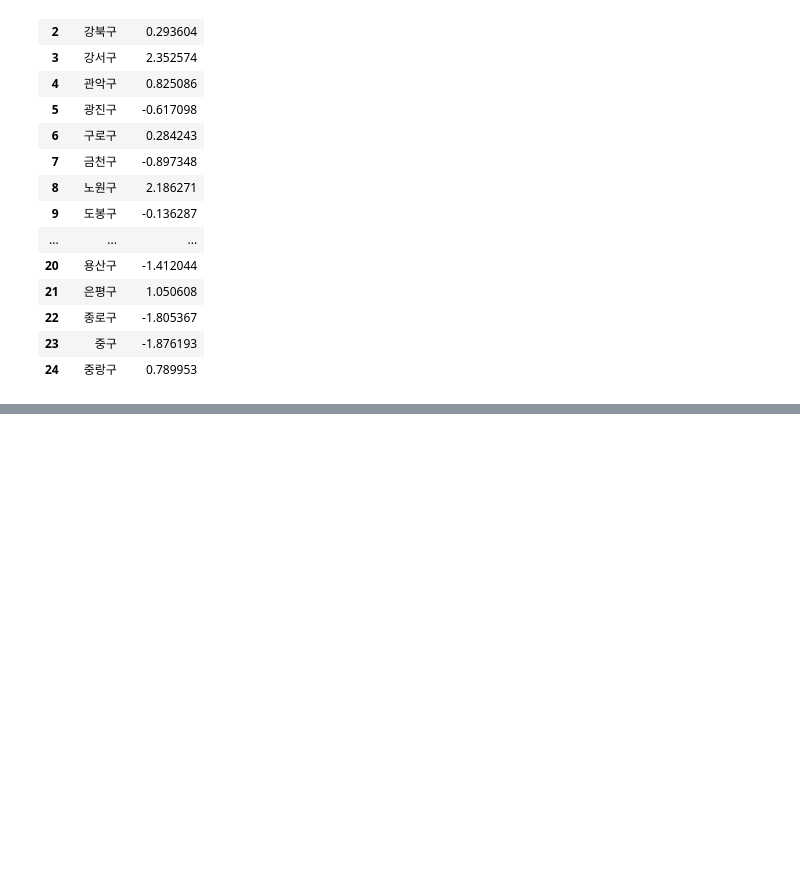
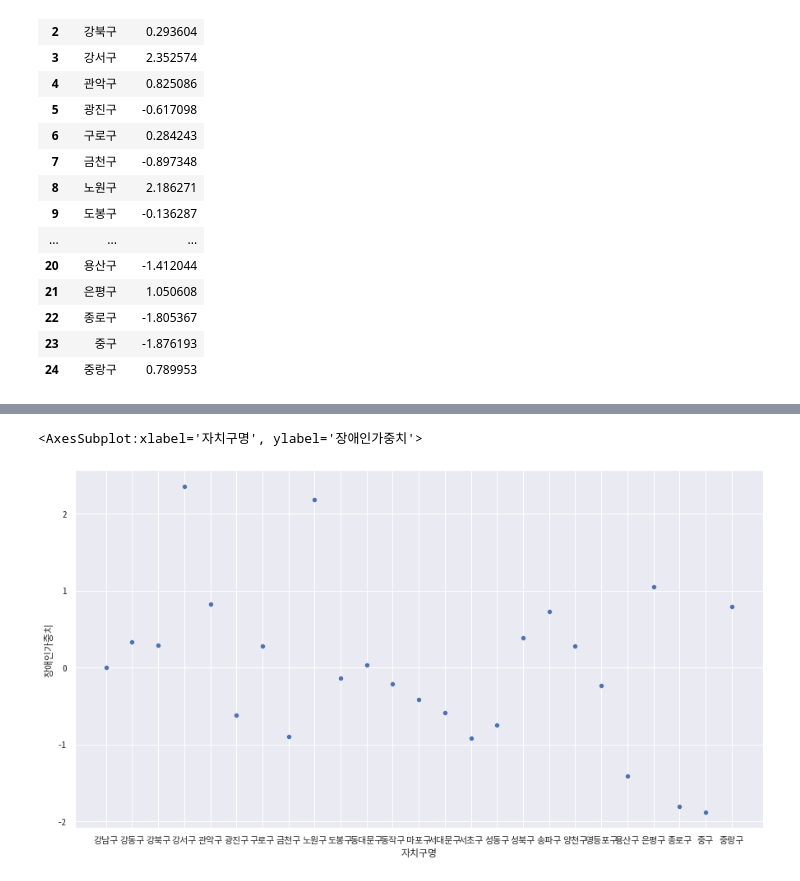
Before and after one commit to ChoiInYeol/KHUDA-Seoul-BigDataCampus, a Jupyter notebook: 9. 서울시빅캠전처리.ipynb, the cells around one changed output, grey strips where cells are left out. Cells and saved outputs as stored; diff of their text form; code cells hidden in the pictures; blank space fills up the shorter version.

```diff
--- a/9. 서울시빅캠전처리.ipynb
+++ b/9. 서울시빅캠전처리.ipynb
@@ -269,0 +288,7 @@ ValueError: array length 1 does not match index length 25
+# %%
+plt.rcParams['font.family'] = 'Noto Sans Mono CJK KR'
+sns.set(rc = {'figure.figsize':(15,8)}, font="Noto Sans Mono CJK KR")
+sns.scatterplot(x=data4_scale["자치구명"], y="장애인가중치", data=data4_scale)
+# %% [output]
+<AxesSubplot:xlabel='자치구명', ylabel='장애인가중치'>
+[figure, added]
```
Also changed, not shown: parts of 7 cells of this notebook.
